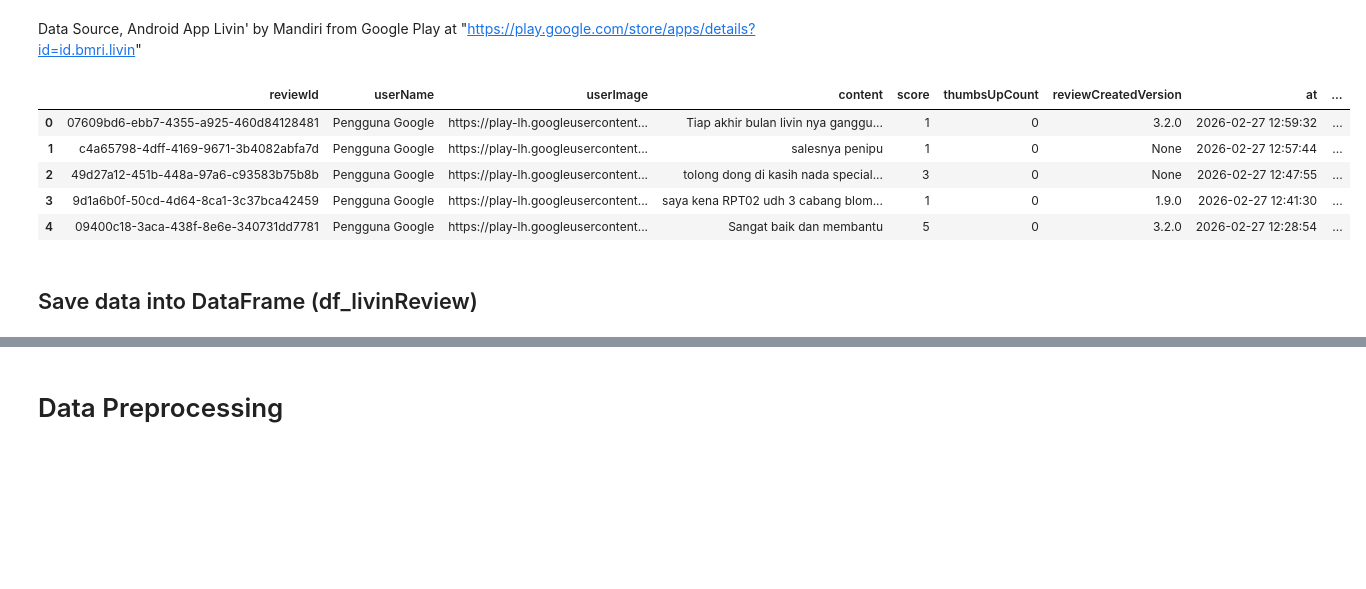
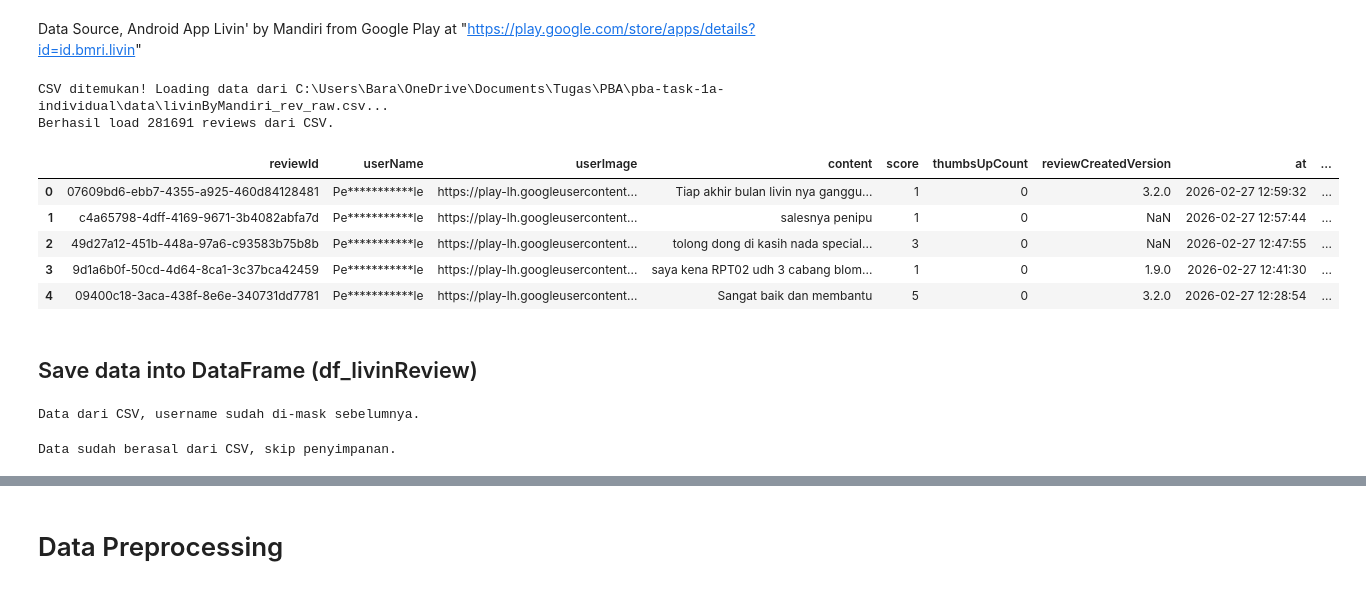
Before and after one commit to Danielbarz/pba-task-1a-individual, a Jupyter notebook: week-1/Tugas_1_A_Individu_Livin'ByMandiri_Apps_Review.ipynb, the cells around one changed output, grey strips where cells are left out. Drawn from its saved outputs; the diff is of its cells as text; code cells hidden in the pictures; blank space fills up the shorter version.

Commit message:
baru

```diff
--- a/week-1/Tugas_1_A_Individu_Livin'ByMandiri_Apps_Review.ipynb
+++ b/week-1/Tugas_1_A_Individu_Livin'ByMandiri_Apps_Review.ipynb
@@ -52,42 +52,73 @@ plt.rcParams["figure.figsize"] = (15,10)
 # %% [markdown]
 Data Source, Android App Livin' by Mandiri from Google Play at "https://play.google.com/store/apps/details?id=id.bmri.livin"
 # %%
+import os
+from pathlib import Path
 from google_play_scraper import app, Sort, reviews_all
 
-livin_reviews = reviews_all(
-    'id.bmri.livin',
-    sleep_milliseconds=0,
-    lang='id',
-    country='id',
-    sort=Sort.NEWEST,
-)
+# Notebook ada di week-1/, CSV ada di ../data/
+CSV_PATH = Path("../data/livinByMandiri_rev_raw.csv")
 
-# Convert mapped data to DataFrame to view easily
-df_reviews = pd.DataFrame(livin_reviews)
+data_from_csv = CSV_PATH.exists()
+
+if data_from_csv:
+    print(f"CSV ditemukan! Loading data dari {CSV_PATH.resolve()}...")
+    df_reviews = pd.read_csv(CSV_PATH)
+    print(f"Berhasil load {len(df_reviews)} reviews dari CSV.")
+else:
+    print("CSV tidak ditemukan. Melakukan scraping dari Google Play Store...")
+    livin_reviews = reviews_all(
+        'id.bmri.livin',
+        sleep_milliseconds=0,
+        lang='id',
+        country='id',
+        sort=Sort.NEWEST,
+    )
+    df_reviews = pd.DataFrame(livin_reviews)
+    print(f"Berhasil scrape {len(df_reviews)} reviews.")
+
 df_reviews.head()
 # %% [output]
+CSV ditemukan! Loading data dari C:\Users\Bara\OneDrive\Documents\Tugas\PBA\pba-task-1a-individual\data\livinByMandiri_rev_raw.csv...
+Berhasil load 281691 reviews dari CSV.
 |  | reviewId | userName | userImage | content | score | thumbsUpCount | reviewCreatedVersion | at | ... |
-| 0 | 07609bd6-ebb7-4355-a925-460d84128481 | Pengguna Google | https://play-lh.googleusercontent... | Tiap akhir bulan livin nya ganggu... | 1 | 0 | 3.2.0 | 2026-02-27 12:59:32 | ... |
-| 1 | c4a65798-4dff-4169-9671-3b4082abfa7d | Pengguna Google | https://play-lh.googleusercontent... | salesnya penipu | 1 | 0 | None | 2026-02-27 12:57:44 | ... |
-| 2 | 49d27a12-451b-448a-97a6-c93583b75b8b | Pengguna Google | https://play-lh.googleusercontent... | tolong dong di kasih nada special... | 3 | 0 | None | 2026-02-27 12:47:55 | ... |
-| 3 | 9d1a6b0f-50cd-4d64-8ca1-3c37bca42459 | Pengguna Google | https://play-lh.googleusercontent... | saya kena RPT02 udh 3 cabang blom... | 1 | 0 | 1.9.0 | 2026-02-27 12:41:30 | ... |
-| 4 | 09400c18-3aca-438f-8e6e-340731dd7781 | Pengguna Google | https://play-lh.googleusercontent... | Sangat baik dan membantu | 5 | 0 | 3.2.0 | 2026-02-27 12:28:54 | ... |
+| 0 | 07609bd6-ebb7-4355-a925-460d84128481 | Pe***********le | https://play-lh.googleusercontent... | Tiap akhir bulan livin nya ganggu... | 1 | 0 | 3.2.0 | 2026-02-27 12:59:32 | ... |
+| 1 | c4a65798-4dff-4169-9671-3b4082abfa7d | Pe***********le | https://play-lh.googleusercontent... | salesnya penipu | 1 | 0 | NaN | 2026-02-27 12:57:44 | ... |
+| 2 | 49d27a12-451b-448a-97a6-c93583b75b8b | Pe***********le | https://play-lh.googleusercontent... | tolong dong di kasih nada special... | 3 | 0 | NaN | 2026-02-27 12:47:55 | ... |
+| 3 | 9d1a6b0f-50cd-4d64-8ca1-3c37bca42459 | Pe***********le | https://play-lh.googleusercontent... | saya kena RPT02 udh 3 cabang blom... | 1 | 0 | 1.9.0 | 2026-02-27 12:41:30 | ... |
+| 4 | 09400c18-3aca-438f-8e6e-340731dd7781 | Pe***********le | https://play-lh.googleusercontent... | Sangat baik dan membantu | 5 | 0 | 3.2.0 | 2026-02-27 12:28:54 | ... |
 # %%
 df_livinReview = df_reviews
 # %% [markdown]
 ## Save data into DataFrame (df_livinReview)
 # %%
-def mask_username(username):
-    if pd.isna(username):
-        return username
-    username = str(username)
-    if len(username) <= 4:
-        return "*" * len(username)
-    return username[:2] + "*" * (len(username)-4) + username[-2:]
+df_livinReview = df_reviews.copy()
 
-df_livinReview['userName'] = df_livinReview['userName'].apply(mask_username)
+# Hanya masking jika data baru di-scrape (bukan dari CSV yang sudah dimasking)
+if not data_from_csv:
+    def mask_username(username):
+        if pd.isna(username):
+            return username
+        username = str(username)
+        if len(username) <= 4:
+            return "*" * len(username)
+        return username[:2] + "*" * (len(username)-4) + username[-2:]
+
+    df_livinReview['userName'] = df_livinReview['userName'].apply(mask_username)
+    print("Username masking applied.")
+else:
+    print("Data dari CSV, username sudah di-mask sebelumnya.")
+# %% [output]
+Data dari CSV, username sudah di-mask sebelumnya.
 # %%
-df_livinReview.to_csv("data/livinByMandiri_rev_raw.csv", index=False)
+if not data_from_csv:
+    os.makedirs("data", exist_ok=True)
+    df_livinReview.to_csv(CSV_PATH, index=False)
+    print(f"Data disimpan ke {CSV_PATH}")
+else:
+    print("Data sudah berasal dari CSV, skip penyimpanan.")
+# %% [output]
+Data sudah berasal dari CSV, skip penyimpanan.
 # %%
 df_livinReview
 # %% [output]
```
Also changed, not shown: parts of 7 cells of this notebook, 1 other file.
